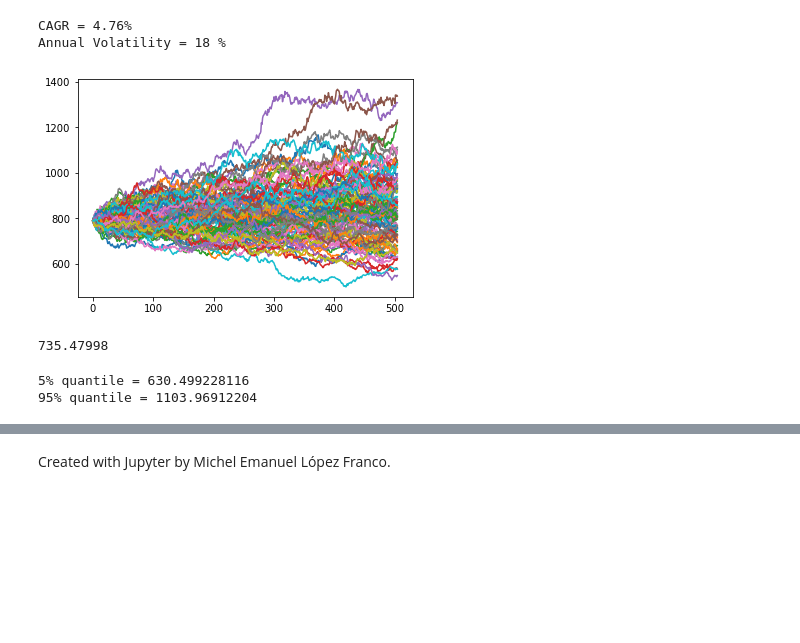
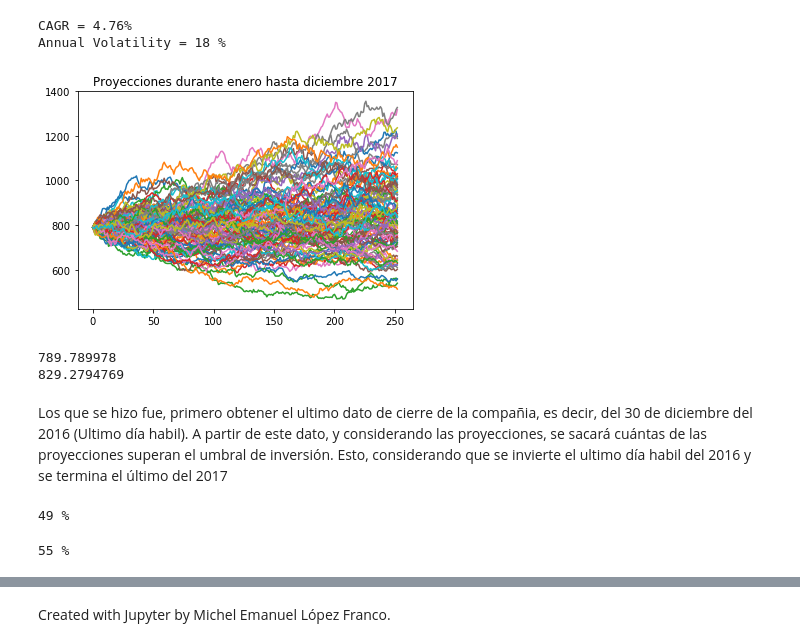
Before and after one commit to ramirezdiana/SimulacionMatematica2017, a Jupyter notebook: Examen2_RamirezDiana.ipynb, the cells around one changed output, grey strips where cells are left out. Saved outputs shown, nothing was run; the diff lists cells and outputs as text; code cells hidden in the pictures; blank space fills up the shorter version.

```diff
--- a/Examen2_RamirezDiana.ipynb
+++ b/Examen2_RamirezDiana.ipynb
@@ -134,0 +154,20 @@ integrate(x+sin(y)+1, (x,0,2),(y,-pi,pi))
+# %%
+import plotly.offline as py
+import plotly.figure_factory as ff
+import plotly.graph_objs as go
+py.init_notebook_mode(connected=True)
+
+
+f=lambda x,y: x+np.sin(y)+1
+inc=.1
+a,b=0,2
+c,d=-np.pi,np.pi
+altura=4
+x=np.arange(a,b,inc)
+y=np.arange(c,d,inc)
+X,Y=np.meshgrid(x,y)
+Z=f(X,Y)
+
+
+data=[go.Surface(z=Z)]
+py.iplot(data)
@@ -183,33 +225,49 @@ print ("Annual Volatility =",ANNUAL,"%")
 CAGR = 4.76%
 Annual Volatility = 18 %
 # %%
-S = AZO['Adj Close'][-1]
-T = 504
+S = AZO['Adj Close'][251]
+T = 252
 mu = 0.0697
 vol = 0.18
 result=[]
 for i in range(100):
-    #create list of daily returns using random normal distribution
     daily_returns=np.random.normal(mu/T,vol/math.sqrt(T),T)+1
     price_list = [S]
 
     for x in daily_returns:
         price_list.append(price_list[-1]*x)
 
-    #plot data from each individual run which we will plot at the end
     plt.plot(price_list)
-    result.append(price_list[-1])
+result.append(price_list[-1])
+plt.title('Proyecciones durante enero hasta diciembre 2017')
 plt.show()
 # %% [output]
-[figure, old version]
+[figure, new version]
 # %%
-S = AZO['Adj Close'][0]
+S = AZO['Adj Close'][251]
 print (S)
+mini=S*1.05
+print(mini)
 # %% [output]
-735.47998
+789.789978
+829.2794769
-# %%
-print("5% quantile =",np.percentile(result,5))
-print("95% quantile =",np.percentile(result,95))
-# %% [output]
-5% quantile = 630.499228116
-95% quantile = 1103.96912204
+# %% [markdown]
+Los que se hizo fue, primero obtener el ultimo dato de cierre de la compañia, es decir, del 30 de diciembre del 2016 (Ultimo día habil). A partir de este dato, y considerando las proyecciones, se sacará cuántas de las proyecciones superan el umbral de inversión. Esto, considerando que se invierte el ultimo día habil del 2016 y se termina el último del 2017
+# %%
+mini=S*1.05
+c=0
+for n in range (0,100):
+    if result[n]>=mini:
+        c+=1
+print(c,'%')
+# %% [output]
+49 %
+# %%
+mini=S
+c=0
+for n in range (0,100):
+    if result[n]>=mini:
+        c+=1
+print(c,'%')
+# %% [output]
+55 %
```
Also changed, not shown: parts of 7 cells of this notebook.
